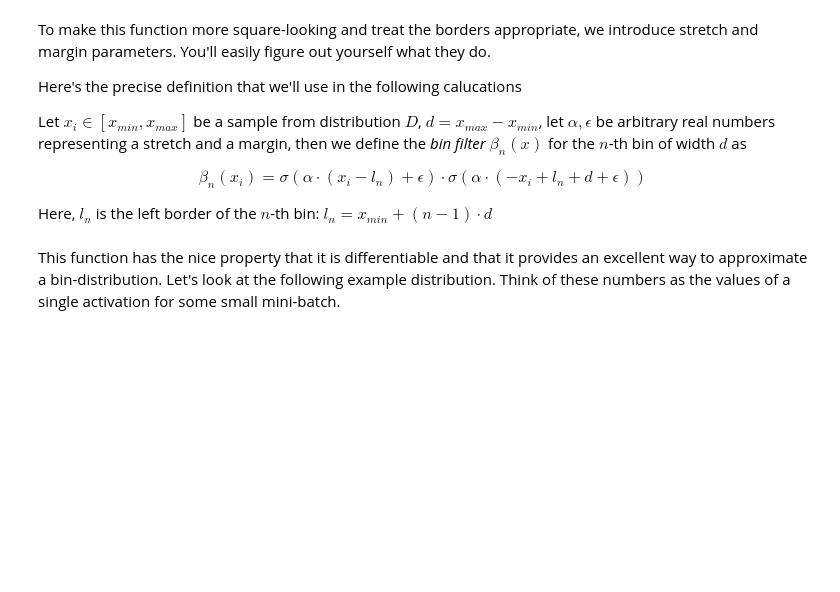
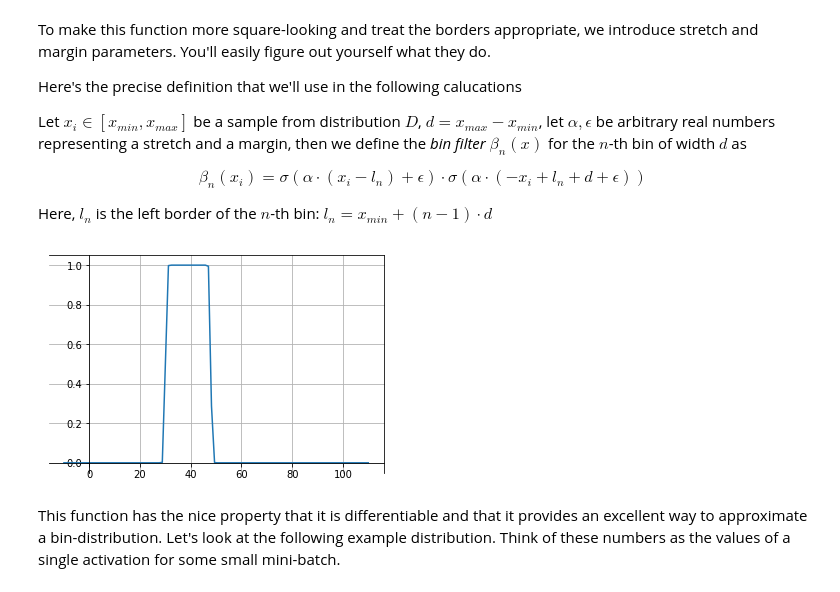
Before and after one commit to smurve/experiments, a Jupyter notebook: others/notebooks/Differentiable_Entropy-TF.ipynb, the cells around one changed output. Cells and saved outputs as stored; diff of their text form; code cells hidden in the pictures; blank space fills up the shorter version.

```diff
--- a/others/notebooks/Differentiable_Entropy-TF.ipynb
+++ b/others/notebooks/Differentiable_Entropy-TF.ipynb
@@ -59,6 +71,17 @@ def beta(n, N, l, r, alpha=5.0, epsilon=1.0):
     tf.nn.sigmoid(alpha*(-x+l_n+d+epsilon))
 
     return _beta
+# %%
+x=np.linspace(-10, 110, 100)
+fig, ax = plt.subplots()
+beta2=beta(2, 5, 15, 95, 5.0, 1)
+beta2_x = sess.run(beta2(x))
+ax.plot(x, beta2_x)
+ax.grid(True, which='both')
+ax.spines['left'].set_position('zero')
+ax.spines['bottom'].set_position('zero')
+# %% [output]
+[figure, added]
 # %% [markdown]
 This function has the nice property that it is differentiable and that it provides an excellent way to approximate a bin-distribution. Let's look at the following example distribution. Think of these numbers as the values of a single activation for some small mini-batch.
 # %%
```
Also changed, not shown: parts of 12 cells of this notebook, 13 other files.
